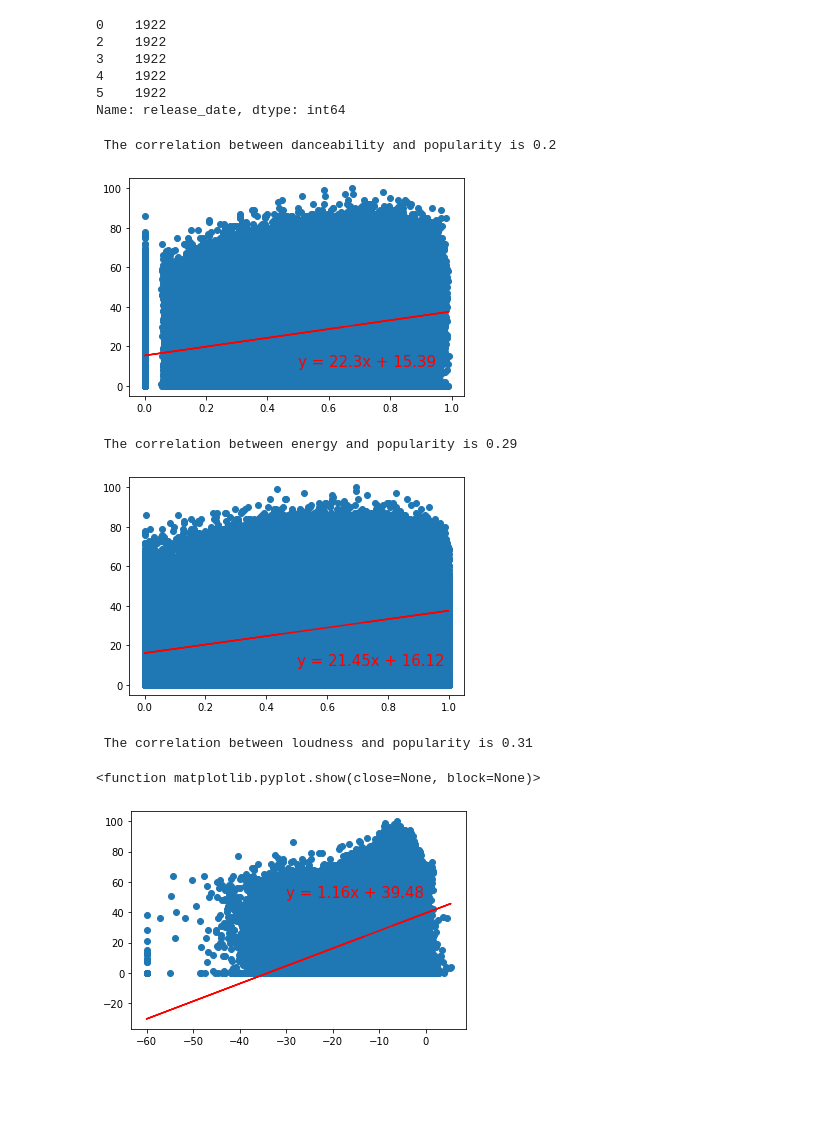
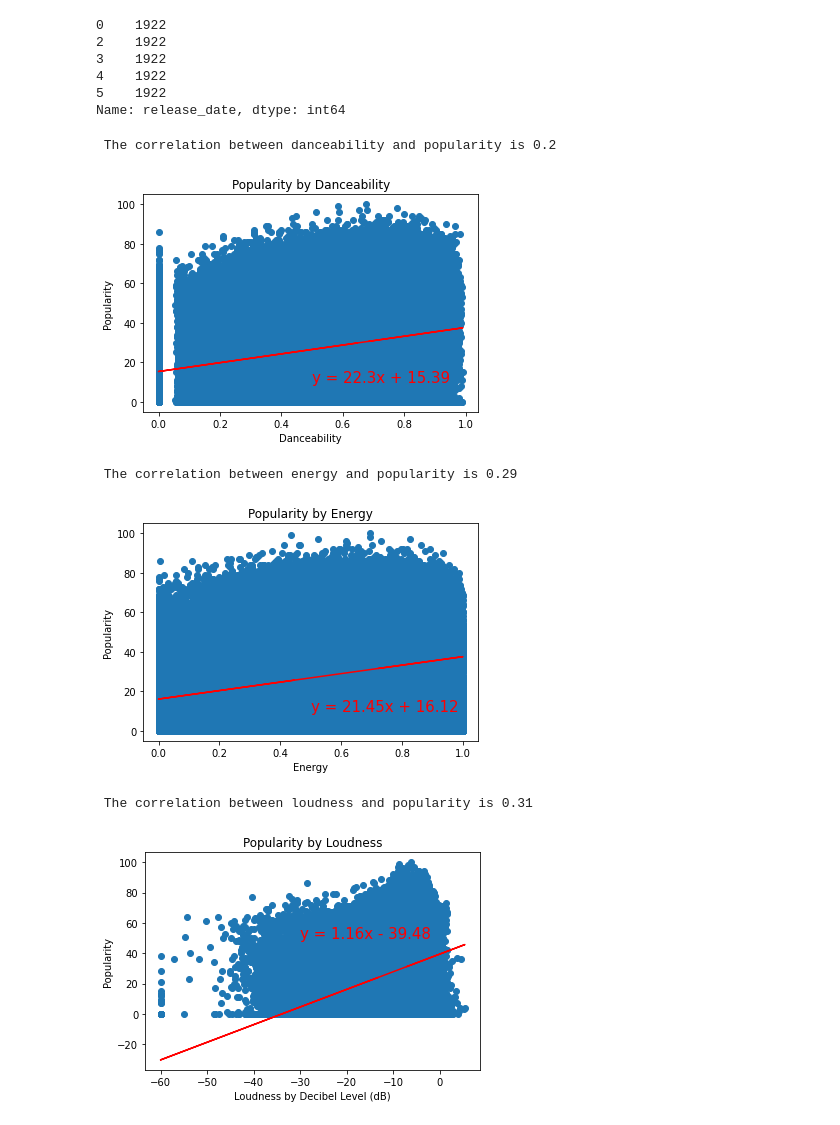
Before and after one commit to bradleyp18/Project1FreshPerspective, a Jupyter notebook: spotify.ipynb, the cells around one changed output. Saved outputs shown, nothing was run; the diff lists cells and outputs as text; code cells hidden in the pictures; blank space fills up the shorter version.

```diff
--- a/spotify.ipynb
+++ b/spotify.ipynb
@@ -83,29 +83,32 @@ music_df = music_df.dropna()
 # %%
 x1 = music_df['danceability']
 y1 = music_df['popularity']
 
 # Calculate correlation coefficient
 
 corCof = st.pearsonr(x1, y1)
 print(f" The correlation between danceability and popularity is {round(corCof[0],2)}")
 
 # Calculate linear regression line
 (slope, intercept, rvalue, pvalue, stderr) = linregress(x1, y1)
 regressValues = x1 * slope + intercept
 lineEquation = "y = " + str(round(slope,2)) + "x + " + str(round(intercept,2))
 
 # plot scatter and linear regression
 plt.scatter(x1, y1)
 plt.plot(x1, regressValues, 'r-')
 
 # Label of lincear regression
 plt.annotate(lineEquation,(.5,10), fontsize= 15, color = 'Red')
-plt.show()
 
 # Label graph
+plt.xlabel('Danceability')
+plt.ylabel('Popularity')
+plt.title('Popularity by Danceability')
+plt.show()
 # %% [output]
  The correlation between danceability and popularity is 0.2
-[figure, old version]
+[figure, new version]
 # %%
 x1 = music_df['energy']
 y1 = music_df['popularity']
@@ -126,12 +129,15 @@ plt.plot(x1, regressValues, 'r-')
 
 # Label of lincear regression
 plt.annotate(lineEquation,(.5,10), fontsize= 15, color = 'Red')
-plt.show()
 
 # Label graph
+plt.xlabel('Energy')
+plt.ylabel('Popularity')
+plt.title('Popularity by Energy')
+plt.show()
 # %% [output]
  The correlation between energy and popularity is 0.29
-[figure, old version]
+[figure, new version]
 # %%
 x1 = music_df['loudness']
 y1 = music_df['popularity']
@@ -144,7 +150,7 @@ print(f" The correlation between loudness and popularity is {round(corCof[0],2)}
 # Calculate linear regression line
 (slope, intercept, rvalue, pvalue, stderr) = linregress(x1, y1)
 regressValues = x1 * slope + intercept
-lineEquation = "y = " + str(round(slope,2)) + "x + " + str(round(intercept,2))
+lineEquation = "y = " + str(round(slope,2)) + "x - " + str(round(intercept,2))
 
 # plot scatter and linear regression
 plt.scatter(x1, y1)
@@ -152,13 +158,15 @@ plt.plot(x1, regressValues, 'r-')
 
 # Label of lincear regression
 plt.annotate(lineEquation,(-30,50), fontsize= 15, color = 'Red')
-plt.show
 
 # Label graph
+plt.xlabel('Loudness by Decibel Level (dB)')
+plt.ylabel('Popularity')
+plt.title('Popularity by Loudness')
+plt.show()
 # %% [output]
  The correlation between loudness and popularity is 0.31
-<function matplotlib.pyplot.show(close=None, block=None)>
-[figure, old version]
+[figure, new version]
 # %%
 x1 = music_df['tempo']
 y1 = music_df['popularity']
```
Also changed, not shown: parts of 6 cells of this notebook, 8 other files.
